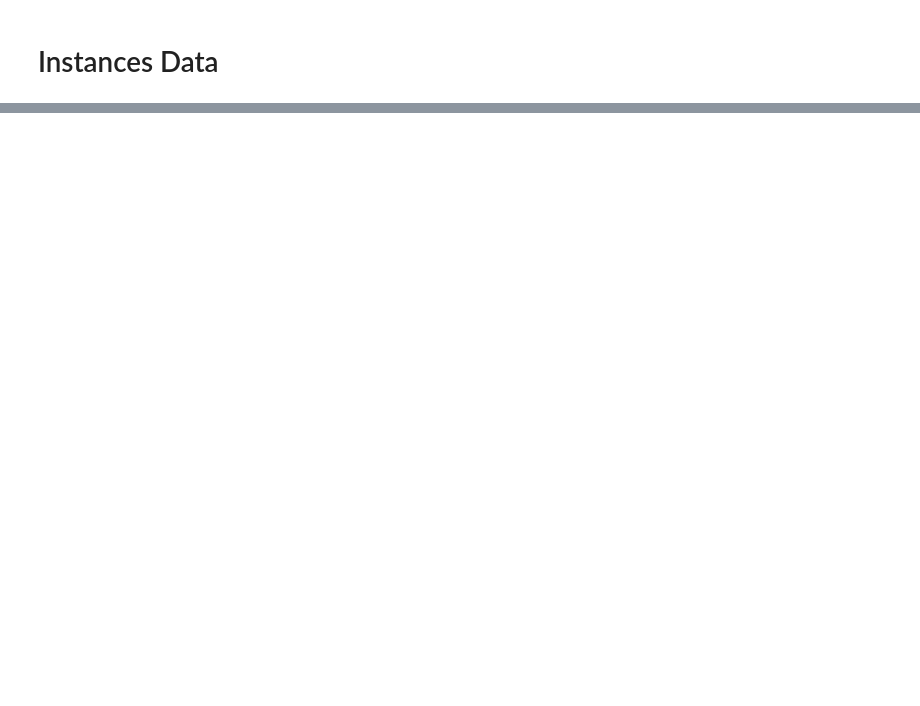
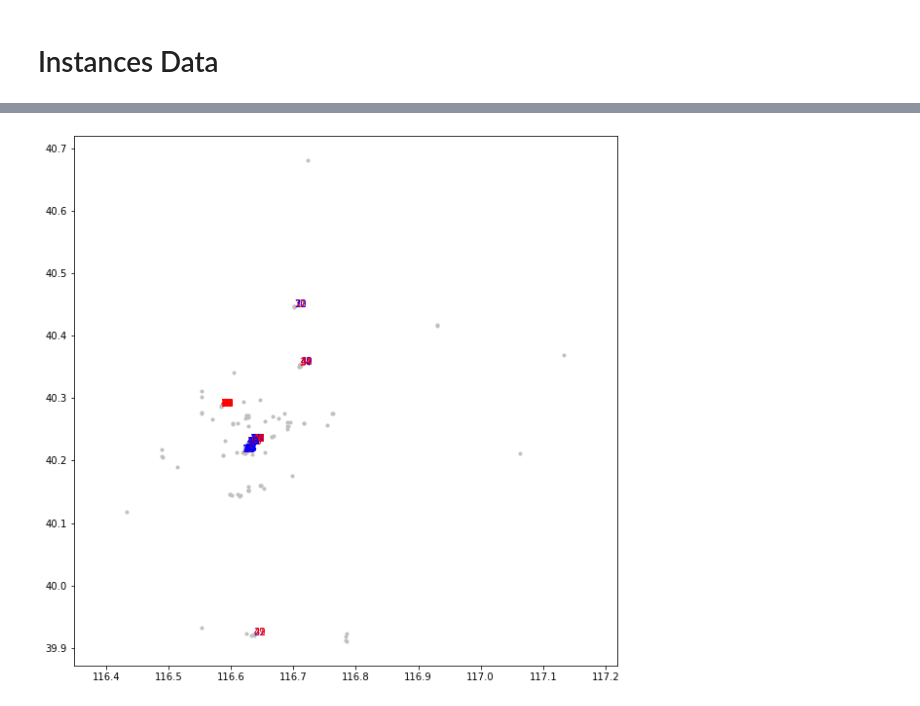
Before and after one commit to 123zhangzq/HW_DPDP, a Jupyter notebook: ScratchPaper/ScatchPaper.ipynb, the cells around one changed output, grey strips where cells are left out. Drawn from its saved outputs; the diff is of its cells as text; code cells hidden in the pictures; blank space fills up the shorter version.

```diff
--- a/ScratchPaper/ScatchPaper.ipynb
+++ b/ScratchPaper/ScatchPaper.ipynb
@@ -357,5 +110,2 @@ t_dict['7782ed919d8f4dd6a1fb220dacd73445']['390904f3744145508d8c9f8361a23e72']
 # %% [markdown]
 # Instances Data
-# %%
-csv_data = pd.read_csv('/Users/zzq/Desktop/ERP_2021/HUAWEI_dpdp/code/Git/simulator/dpdp_competition/benchmark/instance_41/2000_1.csv')
-csv_data
@@ -483,7 +111,0 @@ dic
-# %%
-x = list(dic.keys())
-y = list(dic.values())
-fig, ax = plt.subplots(figsize=(10, 7))
-ax.bar(x=x, height=y, color = 'r')
-ax.set_title("Distribution of pickup orders", fontsize=15)
-plt.xticks([])
@@ -1055,0 +114,3 @@ sum(rot_4000_100) / 8
+# %%
+csv_data_1 = pd.read_csv('/Users/zzq/Desktop/ERP_2021/HUAWEI_dpdp/code/Git/simulator/dpdp_competition/benchmark/instance_1/50_1.csv')
+csv_data_1
@@ -1055,0 +135,34 @@ sum(rot_4000_100) / 8
+# %%
+
+def plot_orders(csv_data, order_number, just_this_order = True):
+
+    plt.plot(x,y,'.', color='silver')
+
+    plt.axis('equal')
+
+    for i in range(len(csv_data['order_id'])):
+
+        if i < order_number and just_this_order:
+            continue
+
+
+        pick_loc = (f_dict[csv_data['pickup_id'][i]])
+
+        dili_loc = (f_dict[csv_data['delivery_id'][i]])
+
+        plt.annotate(str(i), xy=pick_loc, xytext=pick_loc, color = 'r')
+        plt.annotate(str(i), xy=dili_loc, xytext=dili_loc, color = 'b')
+
+
+
+        if i == order_number:
+            break
+
+    fig = plt.gcf()
+    fig.set_size_inches(10, 10)
+
+    return
+# %%
+plot_orders(csv_data_1, 50, False)
+# %% [output]
+[figure, added]
```
Also changed, not shown: parts of 82 cells of this notebook.
